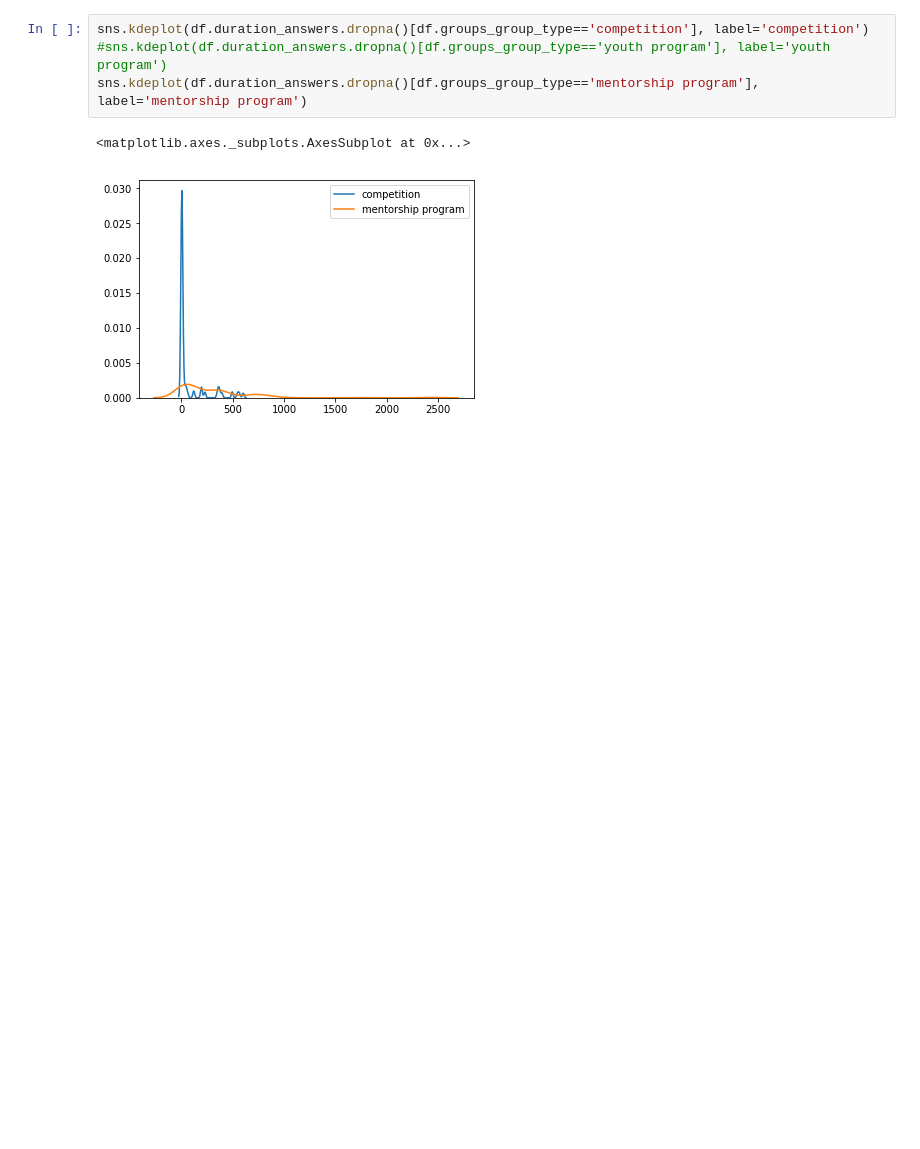
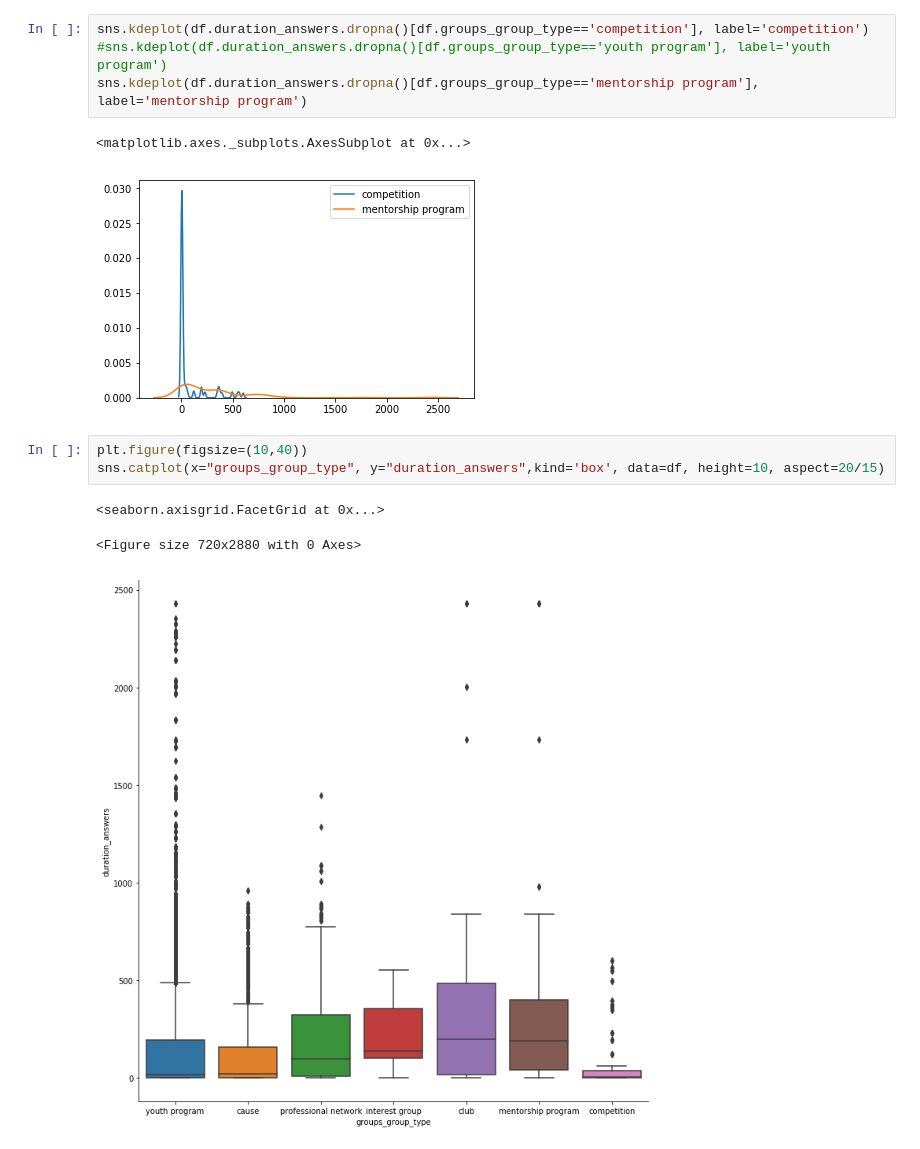
Before and after one commit to reejungkim/Kaggle---CareerVillage, a Jupyter notebook: Kaggle - CareerVillage.ipynb, the cells around one changed output. Cells and saved outputs as stored; diff of their text form; blank space fills up the shorter version.

```diff
--- a/Kaggle - CareerVillage.ipynb
+++ b/Kaggle - CareerVillage.ipynb
@@ -529,4 +529,11 @@ sns.kdeplot(df.duration_answers.dropna()[df.groups_group_type=='mentorship progr
 # %% [output]
 <matplotlib.axes._subplots.AxesSubplot at 0x...>
 [figure]
+# %%
+plt.figure(figsize=(10,40))
+sns.catplot(x="groups_group_type", y="duration_answers",kind='box', data=df, height=10, aspect=20/15)
+# %% [output]
+<seaborn.axisgrid.FacetGrid at 0x...>
+<Figure size 720x2880 with 0 Axes>
+[figure, added]
 # %%
```
Also changed, not shown: parts of 2 cells of this notebook.
